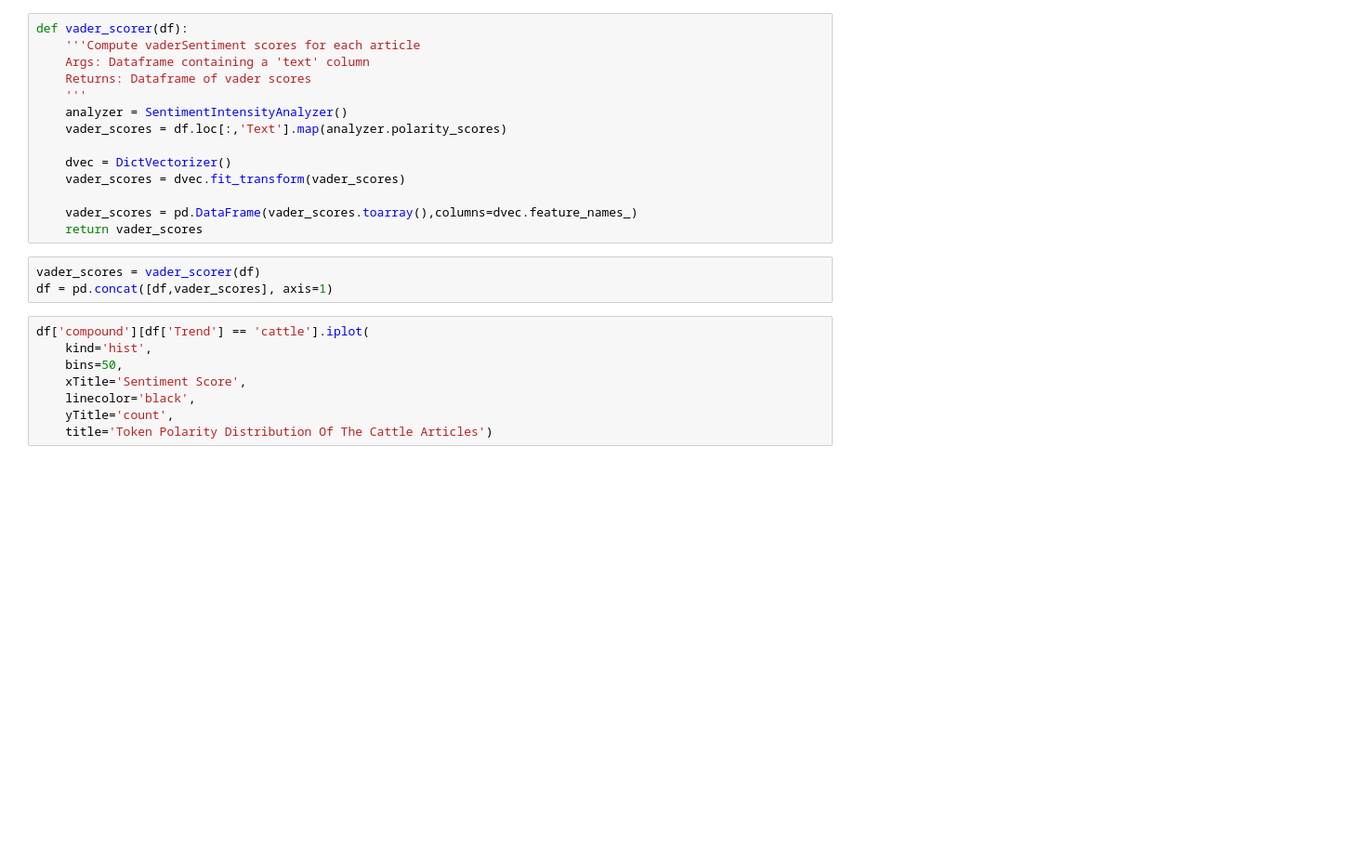
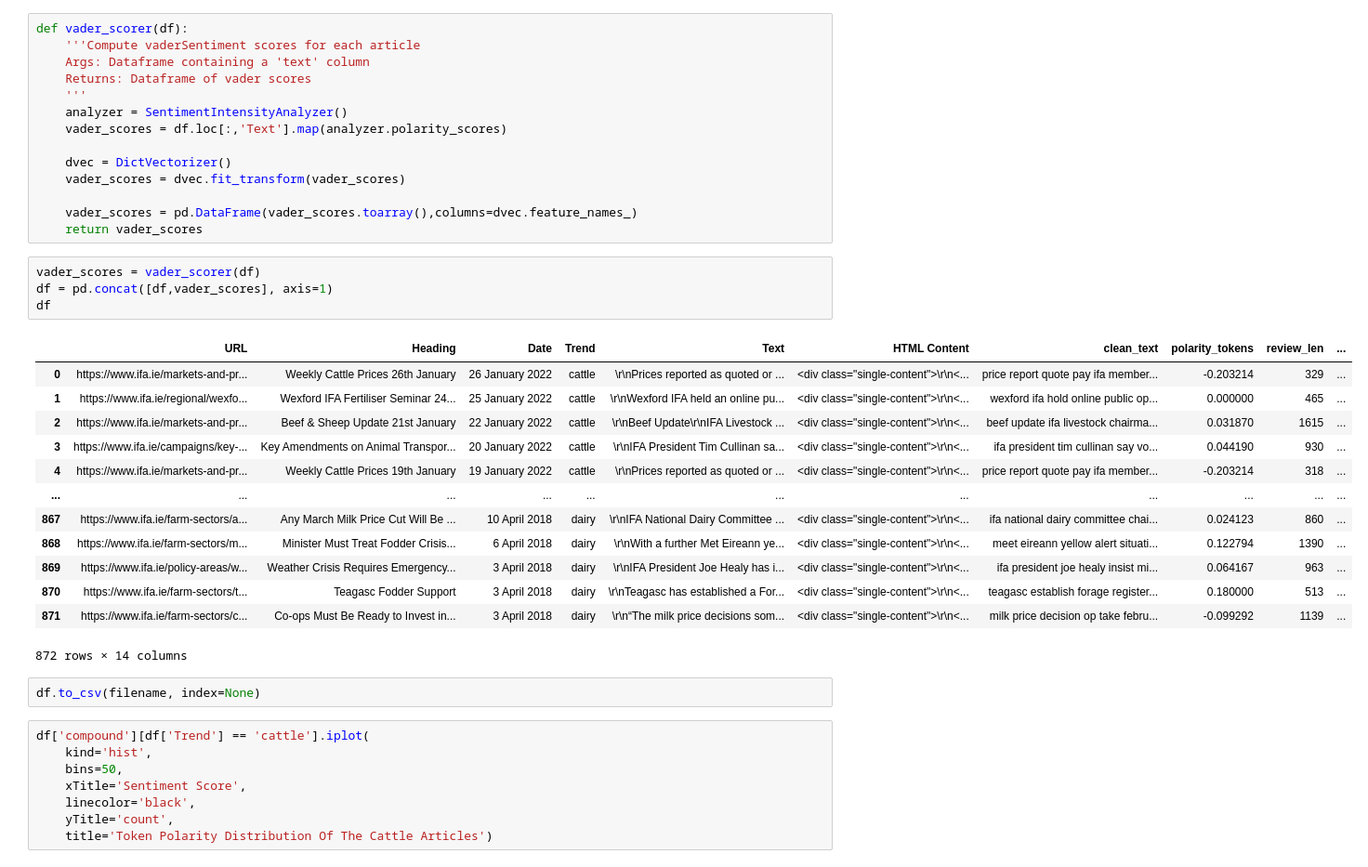
Before and after one commit to TahirAwwad/agriculture-data-analytics, a Jupyter notebook: notebooks/notebook-4-03-st-ifa-ie-beef-v-dairy-articles.ipynb, the cells around one changed output. Shown at 93% size. Saved outputs shown, nothing was run; the diff lists cells and outputs as text; blank space fills up the shorter version.

```diff
--- a/notebooks/notebook-4-03-st-ifa-ie-beef-v-dairy-articles.ipynb
+++ b/notebooks/notebook-4-03-st-ifa-ie-beef-v-dairy-articles.ipynb
@@ -101,6 +101,23 @@ def vader_scorer(df):
 # %%
 vader_scores = vader_scorer(df)
 df = pd.concat([df,vader_scores], axis=1)
+df
+# %% [output]
+|  | URL | Heading | Date | Trend | Text | HTML Content | clean_text | polarity_tokens | review_len | ... |
+| 0 | https://www.ifa.ie/markets-and-pr... | Weekly Cattle Prices 26th January | 26 January 2022 | cattle | \r\nPrices reported as quoted or ... | <div class="single-content">\r\n<... | price report quote pay ifa member... | -0.203214 | 329 | ... |
+| 1 | https://www.ifa.ie/regional/wexfo... | Wexford IFA Fertiliser Seminar 24... | 25 January 2022 | cattle | \r\nWexford IFA held an online pu... | <div class="single-content">\r\n<... | wexford ifa hold online public op... | 0.000000 | 465 | ... |
+| 2 | https://www.ifa.ie/markets-and-pr... | Beef & Sheep Update 21st January | 22 January 2022 | cattle | \r\nBeef Update\r\nIFA Livestock ... | <div class="single-content">\r\n<... | beef update ifa livestock chairma... | 0.031870 | 1615 | ... |
+| 3 | https://www.ifa.ie/campaigns/key-... | Key Amendments on Animal Transpor... | 20 January 2022 | cattle | \r\nIFA President Tim Cullinan sa... | <div class="single-content">\r\n<... | ifa president tim cullinan say vo... | 0.044190 | 930 | ... |
+| 4 | https://www.ifa.ie/markets-and-pr... | Weekly Cattle Prices 19th January | 19 January 2022 | cattle | \r\nPrices reported as quoted or ... | <div class="single-content">\r\n<... | price report quote pay ifa member... | -0.203214 | 318 | ... |
+| ... | ... | ... | ... | ... | ... | ... | ... | ... | ... | ... |
+| 867 | https://www.ifa.ie/farm-sectors/a... | Any March Milk Price Cut Will Be ... | 10 April 2018 | dairy | \r\nIFA National Dairy Committee ... | <div class="single-content">\r\n<... | ifa national dairy committee chai... | 0.024123 | 860 | ... |
+| 868 | https://www.ifa.ie/farm-sectors/m... | Minister Must Treat Fodder Crisis... | 6 April 2018 | dairy | \r\nWith a further Met Eireann ye... | <div class="single-content">\r\n<... | meet eireann yellow alert situati... | 0.122794 | 1390 | ... |
+| 869 | https://www.ifa.ie/policy-areas/w... | Weather Crisis Requires Emergency... | 3 April 2018 | dairy | \r\nIFA President Joe Healy has i... | <div class="single-content">\r\n<... | ifa president joe healy insist mi... | 0.064167 | 963 | ... |
+| 870 | https://www.ifa.ie/farm-sectors/t... | Teagasc Fodder Support | 3 April 2018 | dairy | \r\nTeagasc has established a For... | <div class="single-content">\r\n<... | teagasc establish forage register... | 0.180000 | 513 | ... |
+| 871 | https://www.ifa.ie/farm-sectors/c... | Co-ops Must Be Ready to Invest in... | 3 April 2018 | dairy | \r\n“The milk price decisions som... | <div class="single-content">\r\n<... | milk price decision op take febru... | -0.099292 | 1139 | ... |
+872 rows × 14 columns
+# %%
+df.to_csv(filename, index=None)
 # %%
 df['compound'][df['Trend'] == 'cattle'].iplot(
     kind='hist',
```
Also changed, not shown: parts of 3 cells of this notebook, 8 other files.
